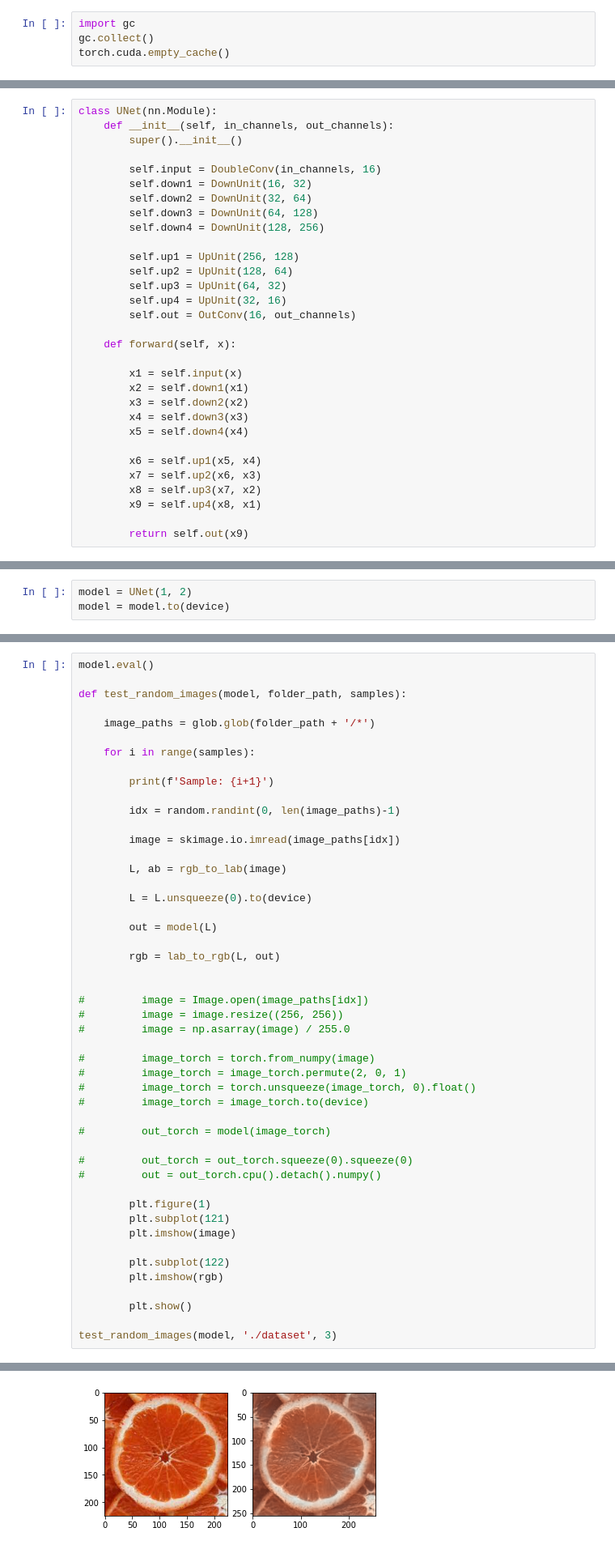
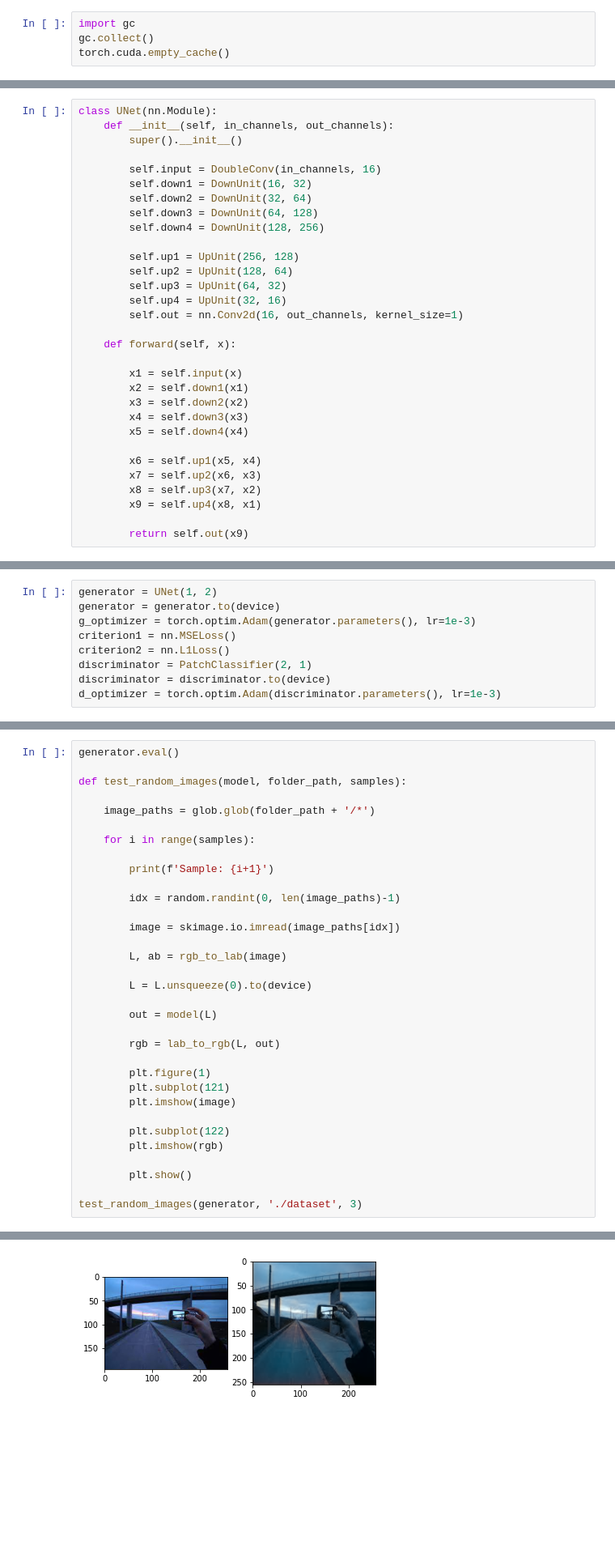
Before and after one commit to dinesh-GDK/StyleTx, a Jupyter notebook: colourize/playground.ipynb, the cells around one changed output, grey strips where cells are left out. Shown: that part at 81% size. Cells and saved outputs as stored; diff of their text form; blank space fills up the shorter version.

```diff
--- a/colourize/playground.ipynb
+++ b/colourize/playground.ipynb
@@ -103,7 +83,7 @@ class UNet(nn.Module):
         self.up2 = UpUnit(128, 64)
         self.up3 = UpUnit(64, 32)
         self.up4 = UpUnit(32, 16)
-        self.out = OutConv(16, out_channels)
+        self.out = nn.Conv2d(16, out_channels, kernel_size=1)
 
     def forward(self, x):
 
@@ -194,3 +194,9 @@ data_loader = DataLoader(dataset, batch_size=2, shuffle=True)
 # %%
-model = UNet(1, 2)
-model = model.to(device)
+generator = UNet(1, 2)
+generator = generator.to(device)
+g_optimizer = torch.optim.Adam(generator.parameters(), lr=1e-3)
+criterion1 = nn.MSELoss()
+criterion2 = nn.L1Loss()
+discriminator = PatchClassifier(2, 1)
+discriminator = discriminator.to(device)
+d_optimizer = torch.optim.Adam(discriminator.parameters(), lr=1e-3)
@@ -228,6 +254,6 @@ for epoch in range(EPOCHS):  # loop over the dataset multiple times
     pbar.close()
 # %%
-model.eval()
+generator.eval()
 
 def test_random_images(model, folder_path, samples):
 
@@ -249,21 +275,6 @@ def test_random_images(model, folder_path, samples):
 
         rgb = lab_to_rgb(L, out)
 
-
-#         image = Image.open(image_paths[idx])
-#         image = image.resize((256, 256))
-#         image = np.asarray(image) / 255.0
-
-#         image_torch = torch.from_numpy(image)
-#         image_torch = image_torch.permute(2, 0, 1)
-#         image_torch = torch.unsqueeze(image_torch, 0).float()
-#         image_torch = image_torch.to(device)
-
-#         out_torch = model(image_torch)
-
-#         out_torch = out_torch.squeeze(0).squeeze(0)
-#         out = out_torch.cpu().detach().numpy()
-
         plt.figure(1)
         plt.subplot(121)
         plt.imshow(image)
@@ -273,6 +284,6 @@ def test_random_images(model, folder_path, samples):
 
         plt.show()
 
-test_random_images(model, './dataset', 3)
+test_random_images(generator, './dataset', 3)
 # %% [output]
 Sample: 1
@@ -282,2 +293,2 @@ Sample: 2
 Sample: 3
-[figure, old version]
+[figure, new version]
```
Also changed, not shown: parts of 11 cells of this notebook, 8 other files.
